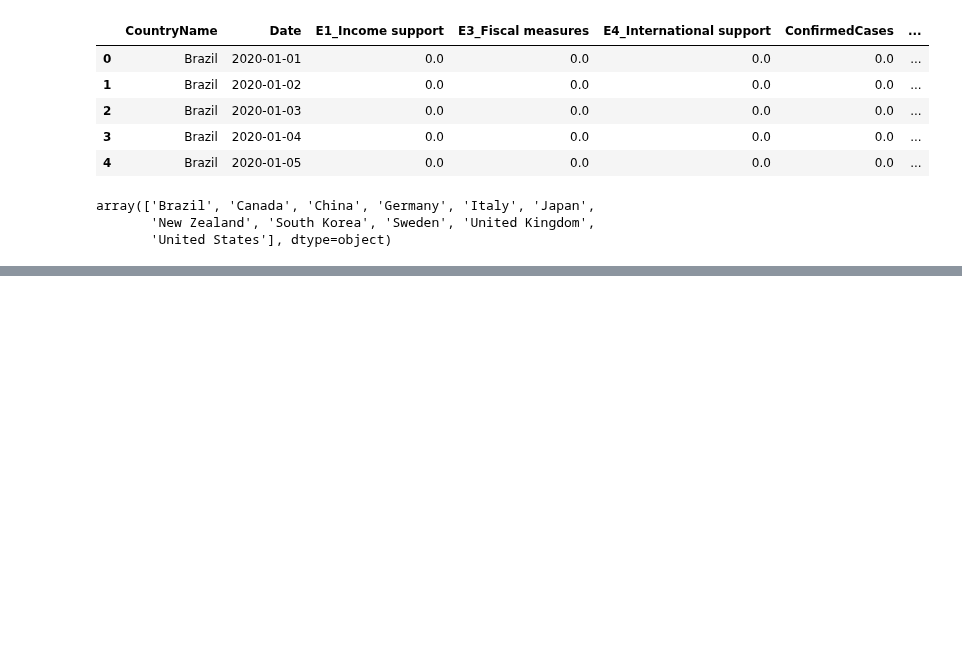
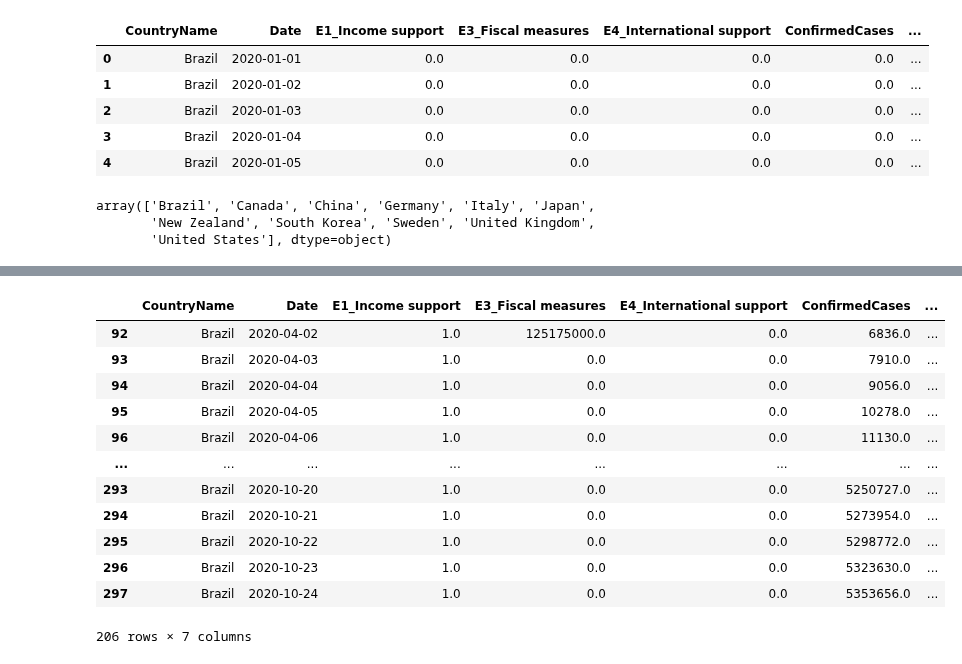
Before and after one commit to rejane-b/Project_1, a Jupyter notebook: Economics.ipynb, the cells around one changed output, grey strips where cells are left out. Cells and saved outputs as stored; diff of their text form; code cells hidden in the pictures; blank space fills up the shorter version.

```diff
--- a/Economics.ipynb
+++ b/Economics.ipynb
@@ -52,8 +52,5 @@ array(['Brazil', 'Canada', 'China', 'Germany', 'Italy', 'Japan',
        'United States'], dtype=object)
 # %%
 #for loop to determine when income support was provided and what level.
-results = []
-
-for country in df['CountryName'].unique():
-    country_df = df[df['CountryName']==country]
-    results.append(country_df[country_df['E1_Income support']==1])
+#steps for for loop below to get to first government report of income support.
+brazil = df.loc[df['CountryName']=='Brazil']
@@ -75,0 +66,17 @@ country_df
+# %%
+brazil_e = brazil.loc[brazil['E1_Income support']==1]
+brazil_e
+# %% [output]
+|  | CountryName | Date | E1_Income support | E3_Fiscal measures | E4_International support | ConfirmedCases | ... |
+| 92 | Brazil | 2020-04-02 | 1.0 | 125175000.0 | 0.0 | 6836.0 | ... |
+| 93 | Brazil | 2020-04-03 | 1.0 | 0.0 | 0.0 | 7910.0 | ... |
+| 94 | Brazil | 2020-04-04 | 1.0 | 0.0 | 0.0 | 9056.0 | ... |
+| 95 | Brazil | 2020-04-05 | 1.0 | 0.0 | 0.0 | 10278.0 | ... |
+| 96 | Brazil | 2020-04-06 | 1.0 | 0.0 | 0.0 | 11130.0 | ... |
+| ... | ... | ... | ... | ... | ... | ... | ... |
+| 293 | Brazil | 2020-10-20 | 1.0 | 0.0 | 0.0 | 5250727.0 | ... |
+| 294 | Brazil | 2020-10-21 | 1.0 | 0.0 | 0.0 | 5273954.0 | ... |
+| 295 | Brazil | 2020-10-22 | 1.0 | 0.0 | 0.0 | 5298772.0 | ... |
+| 296 | Brazil | 2020-10-23 | 1.0 | 0.0 | 0.0 | 5323630.0 | ... |
+| 297 | Brazil | 2020-10-24 | 1.0 | 0.0 | 0.0 | 5353656.0 | ... |
+206 rows × 7 columns
```
Also changed, not shown: parts of 11 cells of this notebook, 2 other files.
